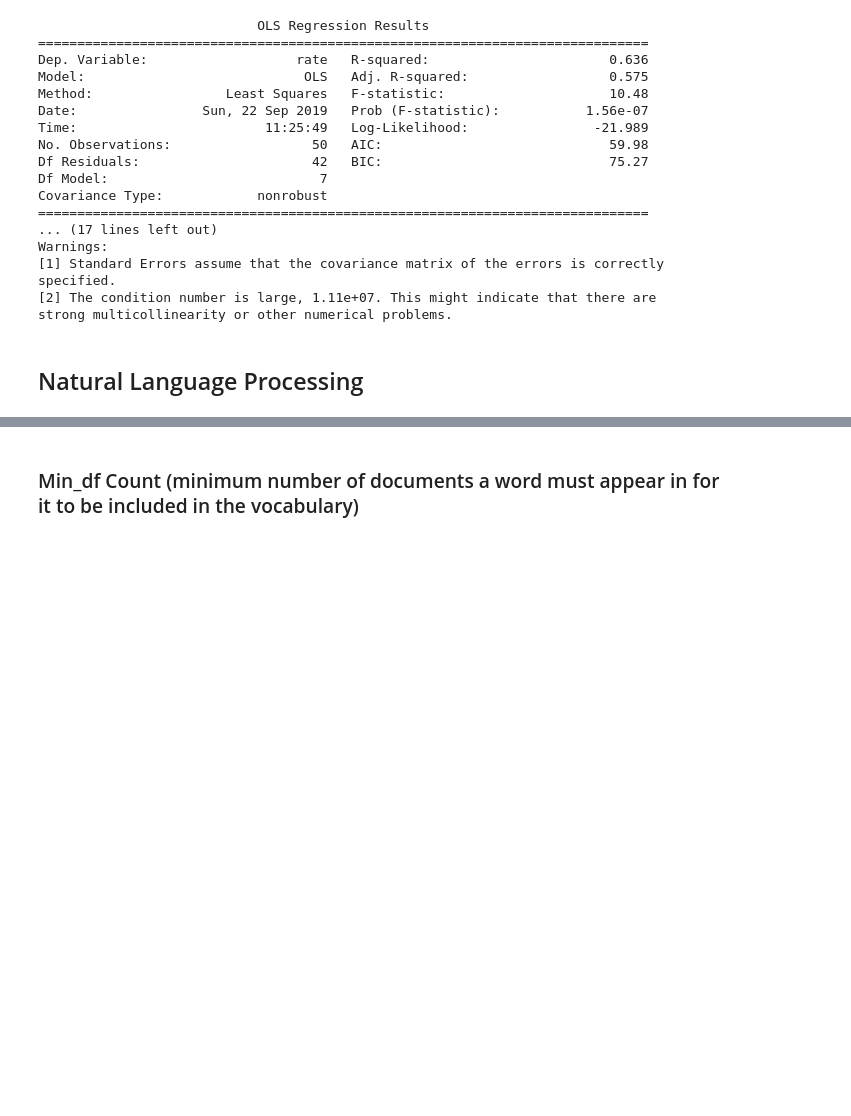
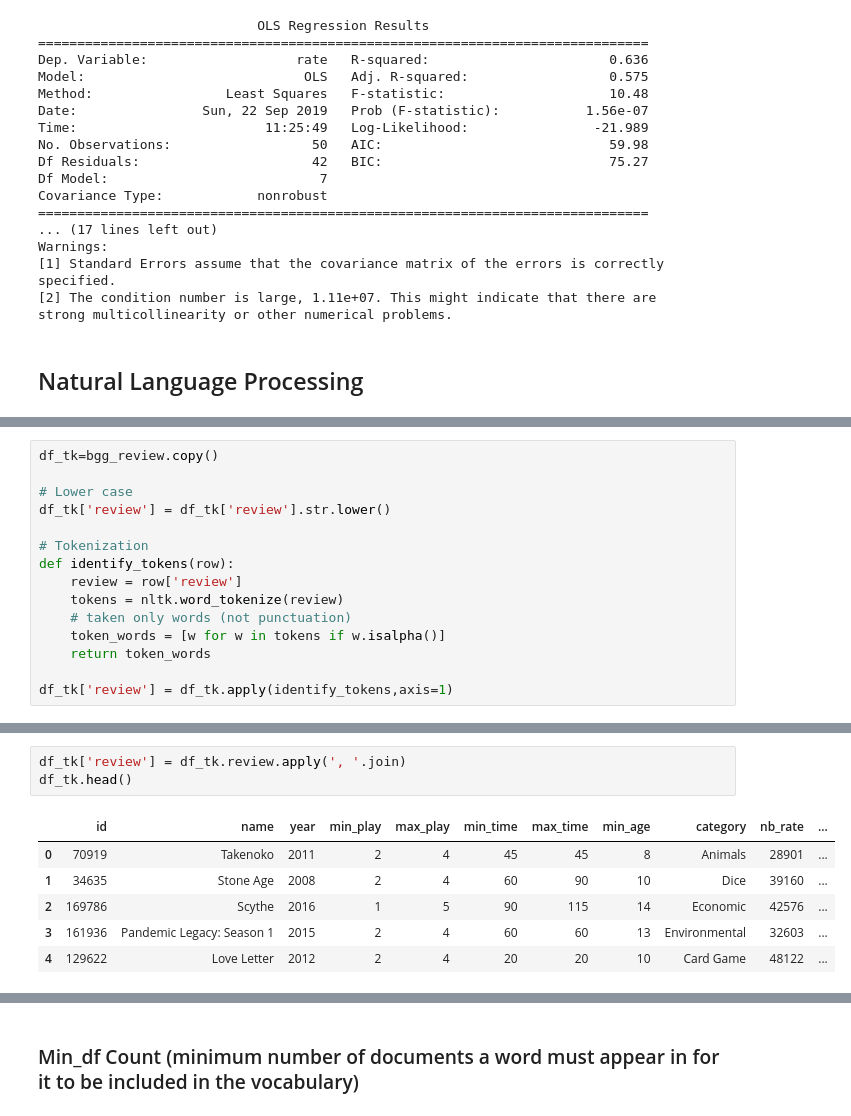
Before and after one commit to DianeDrl/Capstone-Project-2, a Jupyter notebook: Capstone Project 2.ipynb, the cells around one changed output, grey strips where cells are left out. Saved outputs shown, nothing was run; the diff lists cells and outputs as text; blank space fills up the shorter version.

```diff
--- a/Capstone Project 2.ipynb
+++ b/Capstone Project 2.ipynb
@@ -235,0 +261,15 @@ strong multicollinearity or other numerical problems.
+# %%
+df_tk=bgg_review.copy()
+
+# Lower case
+df_tk['review'] = df_tk['review'].str.lower()
+
+# Tokenization
+def identify_tokens(row):
+    review = row['review']
+    tokens = nltk.word_tokenize(review)
+    # taken only words (not punctuation)
+    token_words = [w for w in tokens if w.isalpha()]
+    return token_words
+
+df_tk['review'] = df_tk.apply(identify_tokens,axis=1)
@@ -235,0 +295,10 @@ strong multicollinearity or other numerical problems.
+# %%
+df_tk['review'] = df_tk.review.apply(', '.join)
+df_tk.head()
+# %% [output]
+|  | id | name | year | min_play | max_play | min_time | max_time | min_age | category | nb_rate | ... |
+| 0 | 70919 | Takenoko | 2011 | 2 | 4 | 45 | 45 | 8 | Animals | 28901 | ... |
+| 1 | 34635 | Stone Age | 2008 | 2 | 4 | 60 | 90 | 10 | Dice | 39160 | ... |
+| 2 | 169786 | Scythe | 2016 | 1 | 5 | 90 | 115 | 14 | Economic | 42576 | ... |
+| 3 | 161936 | Pandemic Legacy: Season 1 | 2015 | 2 | 4 | 60 | 60 | 13 | Environmental | 32603 | ... |
+| 4 | 129622 | Love Letter | 2012 | 2 | 4 | 20 | 20 | 10 | Card Game | 48122 | ... |
```
Also changed, not shown: parts of 58 cells of this notebook.
